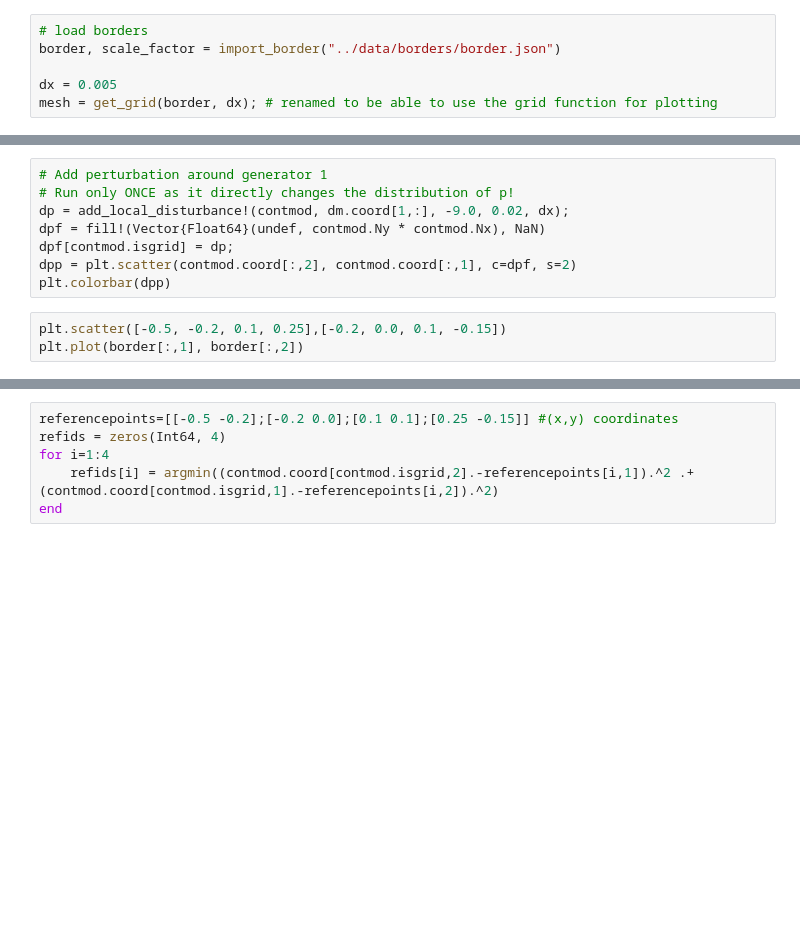
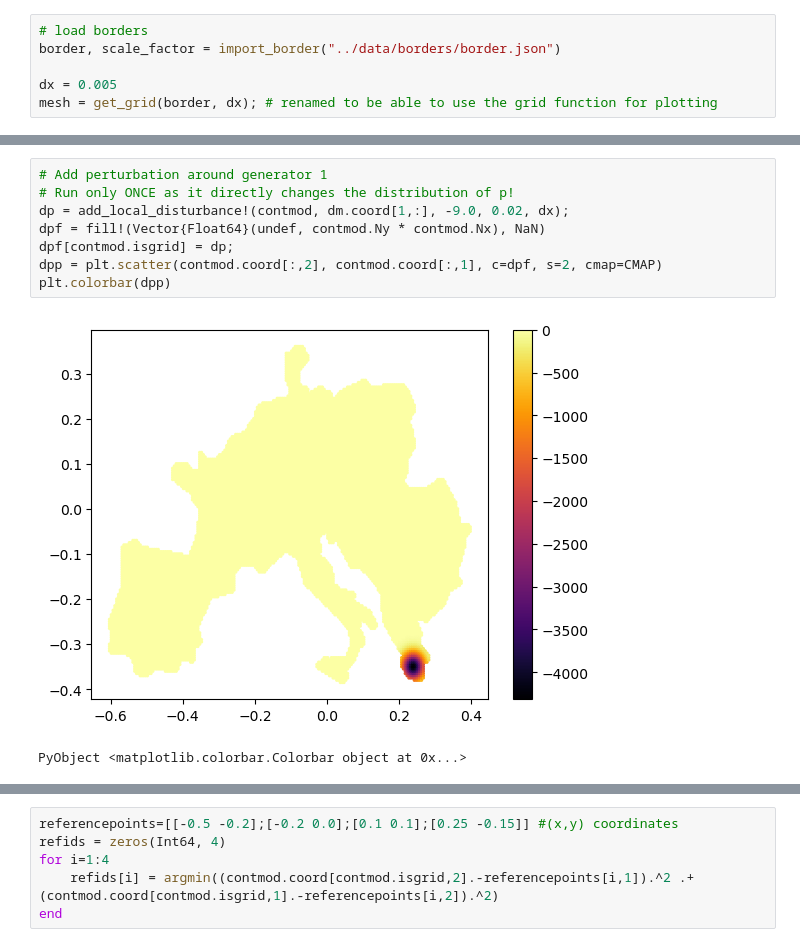
Before and after one commit to laurentpagnier/ContGridMod.jl, a Jupyter notebook: notebooks/plots.ipynb, the cells around one changed output, grey strips where cells are left out. Drawn from its saved outputs; the diff is of its cells as text; blank space fills up the shorter version.

```diff
--- a/notebooks/plots.ipynb
+++ b/notebooks/plots.ipynb
@@ -140,13 +295,13 @@ plt.savefig("../figures/fig2.pdf")
 # %%
 # Add perturbation around generator 1
 # Run only ONCE as it directly changes the distribution of p!
 dp = add_local_disturbance!(contmod, dm.coord[1,:], -9.0, 0.02, dx);
 dpf = fill!(Vector{Float64}(undef, contmod.Ny * contmod.Nx), NaN)
 dpf[contmod.isgrid] = dp;
-dpp = plt.scatter(contmod.coord[:,2], contmod.coord[:,1], c=dpf, s=2)
+dpp = plt.scatter(contmod.coord[:,2], contmod.coord[:,1], c=dpf, s=2, cmap=CMAP)
 plt.colorbar(dpp)
+# %% [output]
+[figure, added]
+PyObject <matplotlib.colorbar.Colorbar object at 0x...>
-# %%
-plt.scatter([-0.5, -0.2, 0.1, 0.25],[-0.2, 0.0, 0.1, -0.15])
-plt.plot(border[:,1], border[:,2])
 # %%
 ts, thetas, omegas = perform_dyn_sim(contmod, interval=1,
```
Also changed, not shown: parts of 28 cells of this notebook, 13 other files.
